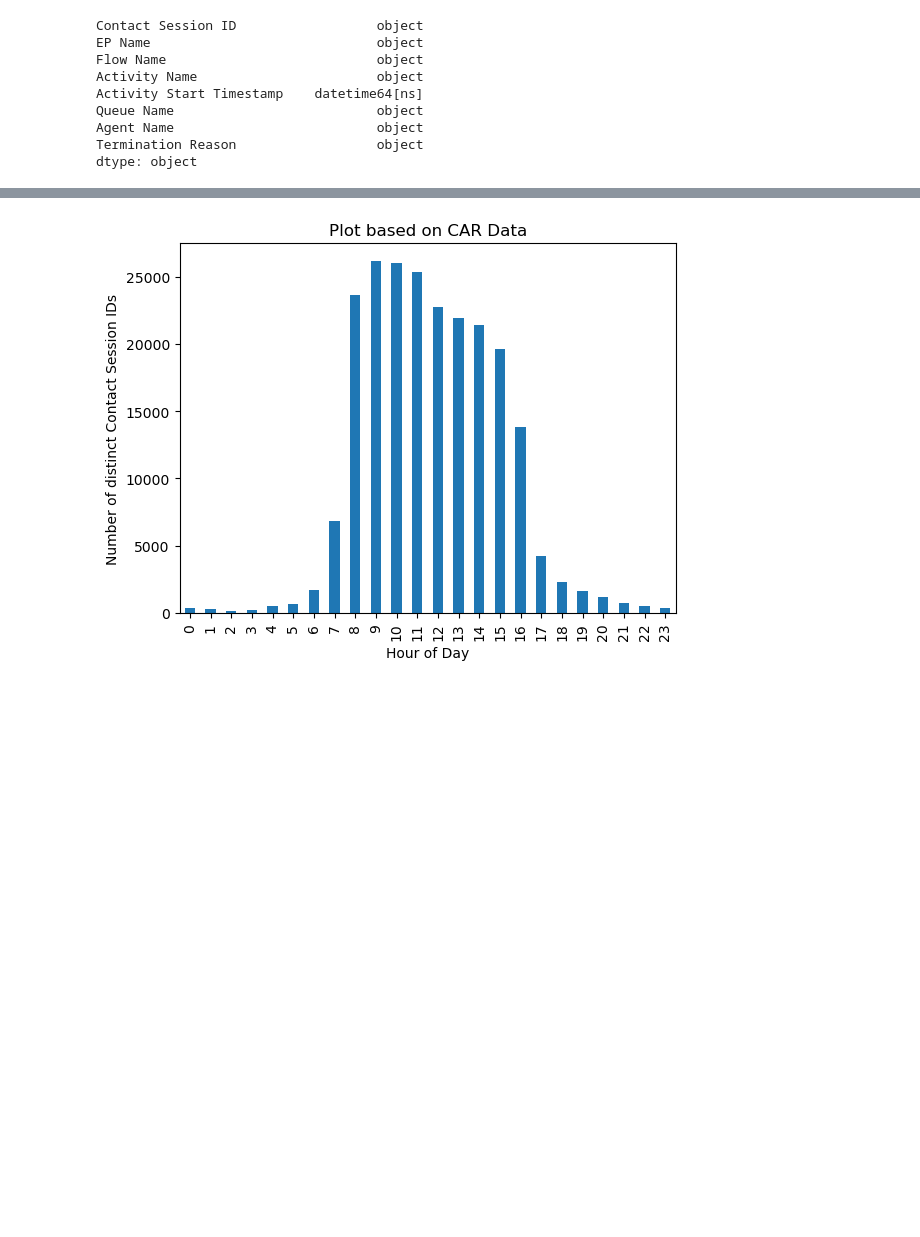
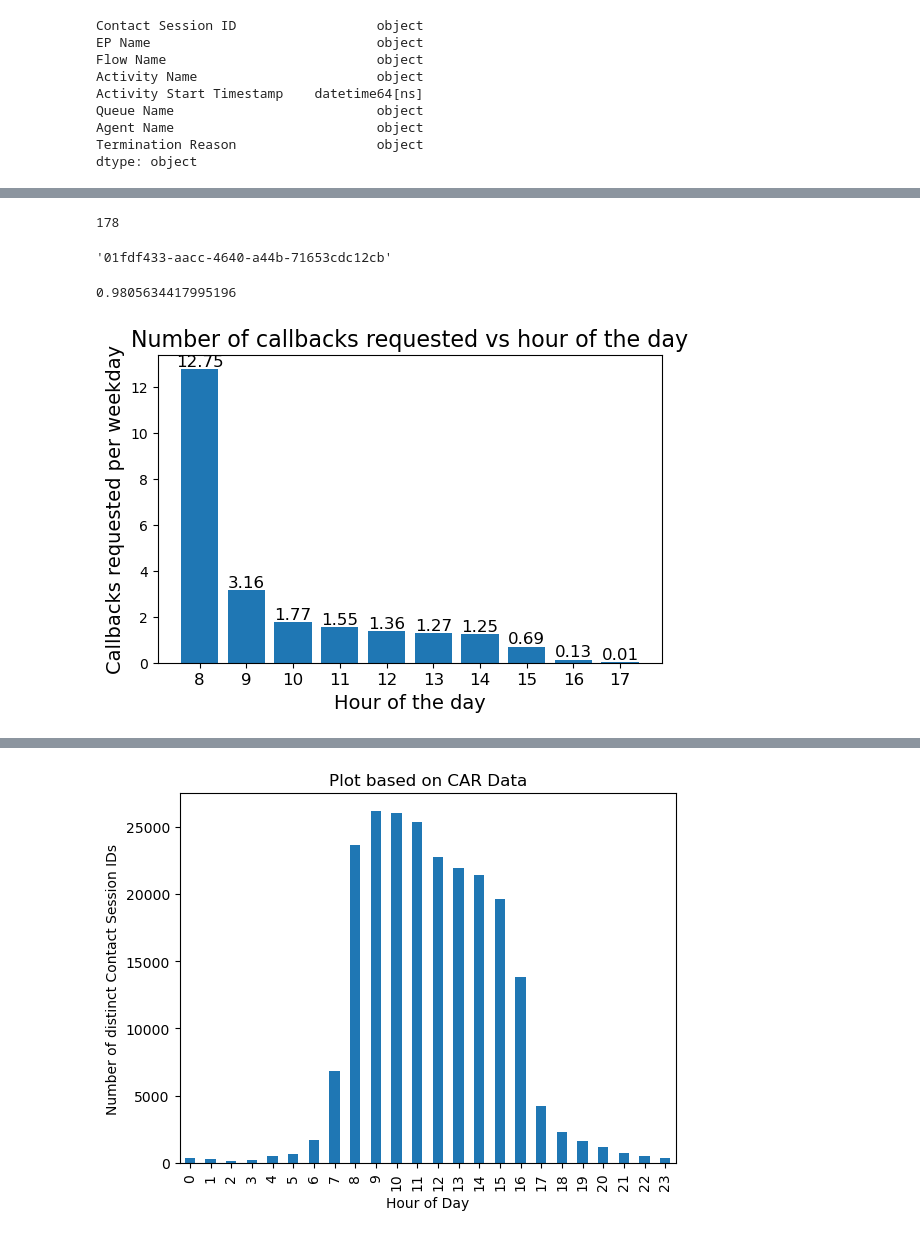
Before and after one commit to arvindkrishna87/STAT390_LegalAid_Fall2025, a Jupyter notebook: Internal work of Teams/Krish/CAR_data_import_code_and_EDA.ipynb, the cells around one changed output, grey strips where cells are left out. Drawn from its saved outputs; the diff is of its cells as text; code cells hidden in the pictures; blank space fills up the shorter version.

```diff
--- a/Internal work of Teams/Krish/CAR_data_import_code_and_EDA.ipynb
+++ b/Internal work of Teams/Krish/CAR_data_import_code_and_EDA.ipynb
@@ -85,0 +354,4 @@ df_main.head()
+# %%
+callbacks_notpickedup['Contact Session ID'].nunique()
+# %% [output]
+178
@@ -85,0 +360,8 @@ df_main.head()
+# %%
+callbacks_notpickedup['Contact Session ID'].unique()[1]
+# %% [output]
+'01fdf433-aacc-4640-a44b-71653cdc12cb'
+# %%
+8980/9158
+# %% [output]
+0.9805634417995196
@@ -85,0 +372,28 @@ df_main.head()
+# %%
+callback_data_request = callback_data.loc[callback_data['Activity Name'] == 'PlayCCBConfirmation',:]
+callback_request = (
+    callback_data_request[['Contact Session ID','hour']]
+    .groupby('hour')['Contact Session ID']
+    .nunique()
+    .rename('count')
+)
+
+callback_request = callback_request / 377  # normalize
+
+plt.figure(figsize=(6.5,4))
+bars = plt.bar(callback_request.index, callback_request.values)
+
+# Add data labels
+for bar in bars:
+    height = bar.get_height()
+    plt.text(bar.get_x() + bar.get_width()/2, height,
+             f"{height:.2f}",    # show two decimals
+             ha='center', va='bottom', fontsize=12)
+
+plt.xticks(callback_request.index, fontsize=12)   # ✅ Correct tick alignment
+plt.xlabel('Hour of the day', fontsize=14)
+plt.ylabel('Callbacks requested per weekday', fontsize=14)
+plt.title('Number of callbacks requested vs hour of the day', fontsize=16)
+plt.show()
+# %% [output]
+[figure, added]
```
Also changed, not shown: parts of 66 cells of this notebook, 3 other files.
